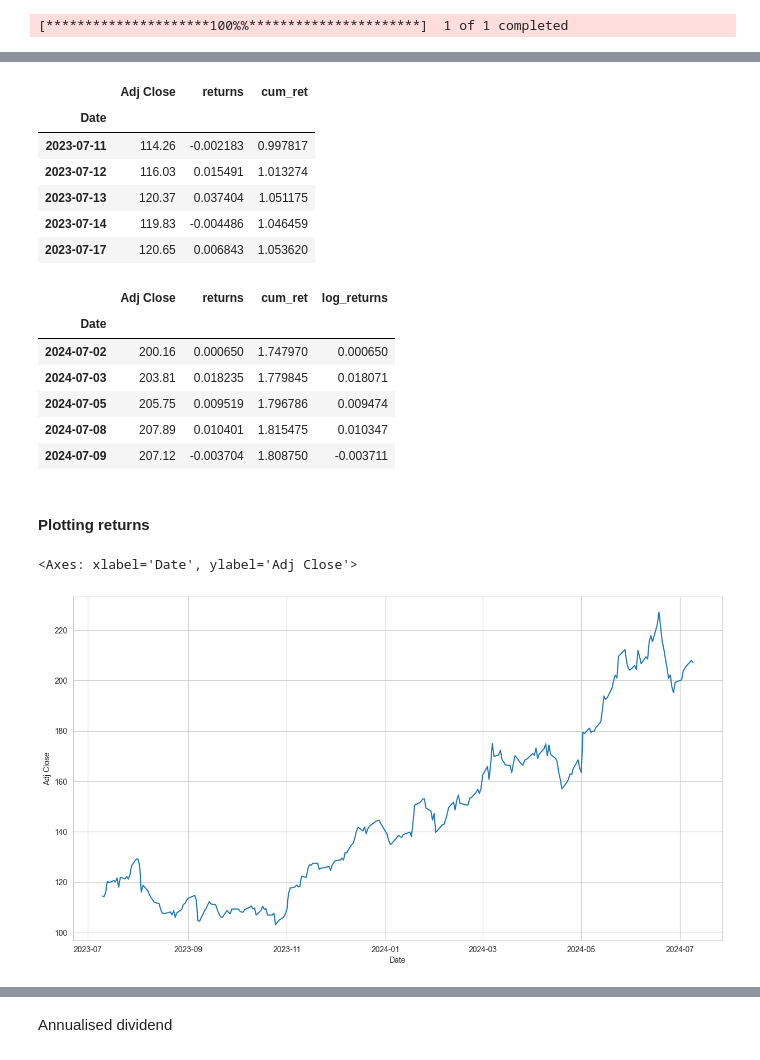
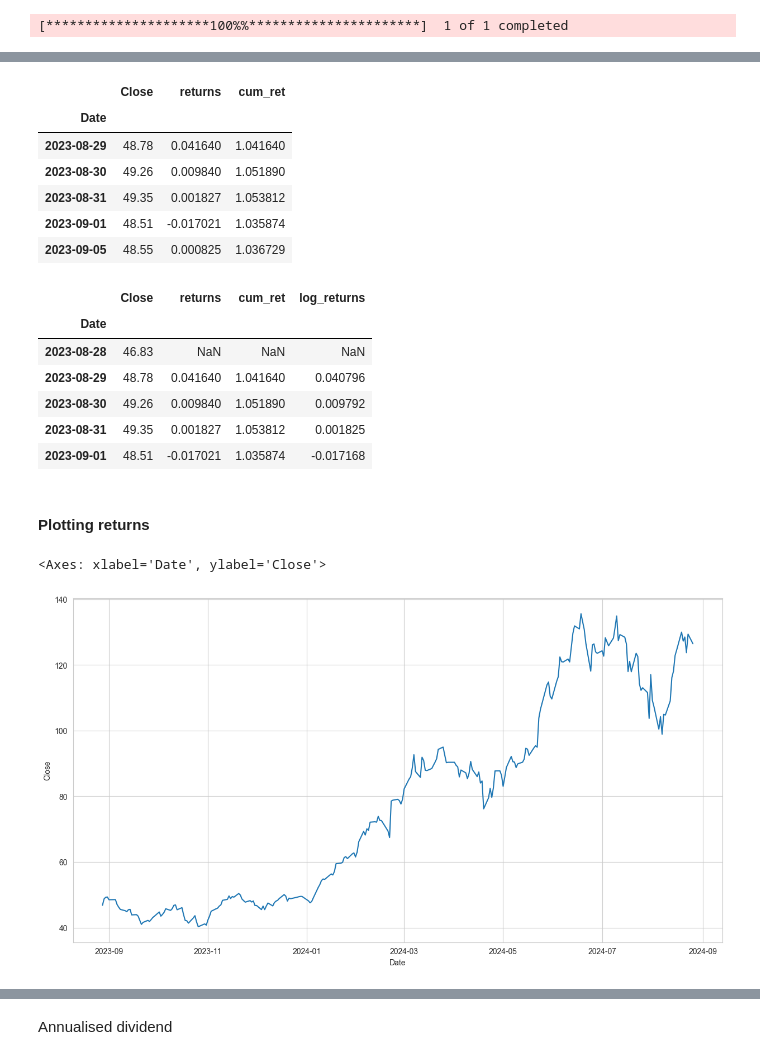
Before and after one commit to shaliniscode/option-pricing, a Jupyter notebook: Black_scholes_model.ipynb, the cells around one changed output, grey strips where cells are left out. Drawn from its saved outputs; the diff is of its cells as text; code cells hidden in the pictures.

```diff
--- a/Black_scholes_model.ipynb
+++ b/Black_scholes_model.ipynb
@@ -87,8 +127,8 @@ def black_scholes(s0, k, r, t, sigma, y, stock, expiry, option_type):
 # %% [markdown]
 ##### Ticker and expiry date
 # %%
-ticker = 'QCOM'
-expiry_date = '12-15-2024'
+ticker = 'NVDA'
+expiry_date = '09-20-2024'
 # %%
 today = datetime.now().date()
 one_year_ago = today.replace(year = today.year-1)
@@ -112,0 +150,3 @@ df_returns = df_1.to_frame()
+# %%
+df_returns = pd.DataFrame()
+df_returns['Close'] = df['Close']
@@ -113,41 +163,41 @@ df_returns = df_1.to_frame()
 # %%
 #calculating returns
-df_returns['returns'] = df['Adj Close'].pct_change()
+df_returns['returns'] = df_returns['Close'].pct_change()
 # %%
 df_returns['cum_ret'] = (df_returns['returns'] +1).cumprod()
 # %%
 df_returns.dropna().head()
 # %% [output]
-|  | Adj Close | returns | cum_ret |
+|  | Close | returns | cum_ret |
 | Date |  |  |  |
-| 2023-07-11 | 114.26 | -0.002183 | 0.997817 |
-| 2023-07-12 | 116.03 | 0.015491 | 1.013274 |
-| 2023-07-13 | 120.37 | 0.037404 | 1.051175 |
-| 2023-07-14 | 119.83 | -0.004486 | 1.046459 |
-| 2023-07-17 | 120.65 | 0.006843 | 1.053620 |
+| 2023-08-29 | 48.78 | 0.041640 | 1.041640 |
+| 2023-08-30 | 49.26 | 0.009840 | 1.051890 |
+| 2023-08-31 | 49.35 | 0.001827 | 1.053812 |
+| 2023-09-01 | 48.51 | -0.017021 | 1.035874 |
+| 2023-09-05 | 48.55 | 0.000825 | 1.036729 |
 # %%
-log_returns = np.log(df['Close']/df['Close'].shift(1)).dropna()
+log_returns = np.log(df_returns['Close']/df_returns['Close'].shift(1)).dropna()
 # %%
 df_returns['log_returns'] = log_returns
-df_returns.tail()
+df_returns.head()
 # %% [output]
-|  | Adj Close | returns | cum_ret | log_returns |
+|  | Close | returns | cum_ret | log_returns |
 | Date |  |  |  |  |
-| 2024-07-02 | 200.16 | 0.000650 | 1.747970 | 0.000650 |
-| 2024-07-03 | 203.81 | 0.018235 | 1.779845 | 0.018071 |
-| 2024-07-05 | 205.75 | 0.009519 | 1.796786 | 0.009474 |
-| 2024-07-08 | 207.89 | 0.010401 | 1.815475 | 0.010347 |
-| 2024-07-09 | 207.12 | -0.003704 | 1.808750 | -0.003711 |
+| 2023-08-28 | 46.83 | NaN | NaN | NaN |
+| 2023-08-29 | 48.78 | 0.041640 | 1.041640 | 0.040796 |
+| 2023-08-30 | 49.26 | 0.009840 | 1.051890 | 0.009792 |
+| 2023-08-31 | 49.35 | 0.001827 | 1.053812 | 0.001825 |
+| 2023-09-01 | 48.51 | -0.017021 | 1.035874 | -0.017168 |
 # %% [markdown]
 #### Plotting returns
 # %%
 #Visualize the price
 sns.set_style('whitegrid')
 plt.figure(figsize=(15,8))
-sns.lineplot(data = df_returns['Adj Close'] )
+sns.lineplot(data = df_returns['Close'] )
 # %% [output]
-<Axes: xlabel='Date', ylabel='Adj Close'>
+<Axes: xlabel='Date', ylabel='Close'>
-[figure, old version]
+[figure, new version]
 # %%
 #Visualizing log return
 plt.figure(figsize=(15,8))
```
Also changed, not shown: parts of 41 cells of this notebook, 1 other file.
